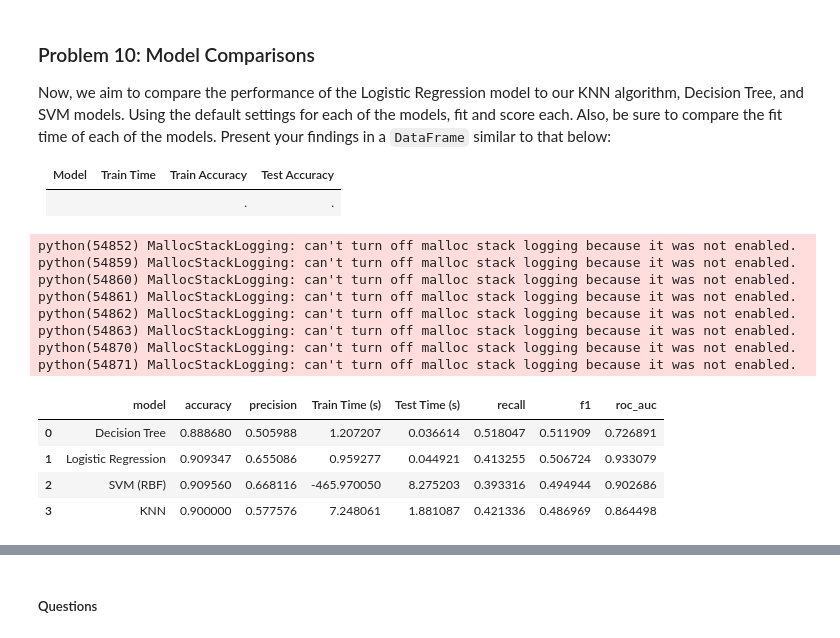
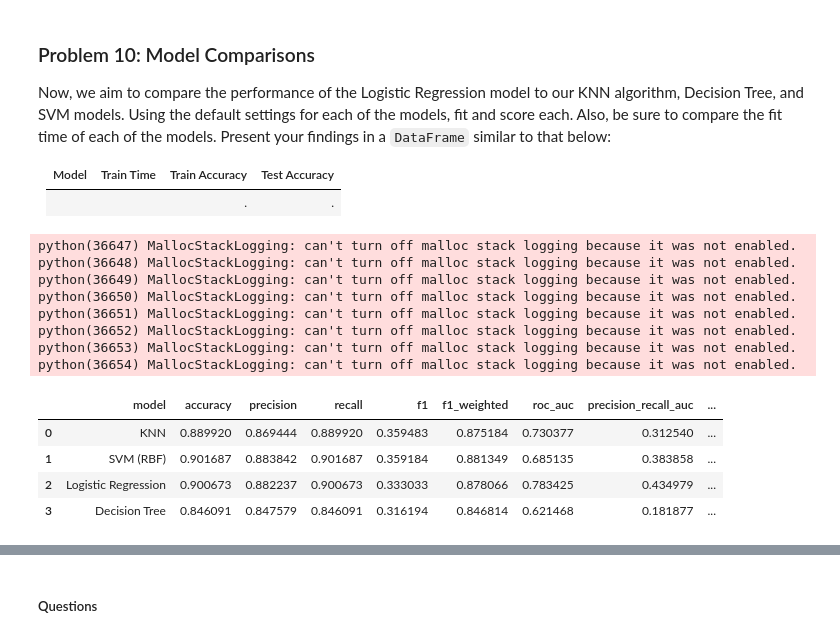
Before and after one commit to peanutenthusiast/symmetrical-fortnight, a Jupyter notebook: prompt_III.ipynb, the cells around one changed output, grey strips where cells are left out. Saved outputs shown, nothing was run; the diff lists cells and outputs as text; code cells hidden in the pictures.

```diff
--- a/prompt_III.ipynb
+++ b/prompt_III.ipynb
@@ -360,0 +339,3 @@ preprocessor = ColumnTransformer(
+# %%
+X = bank_data_clean.drop(columns=['y']).copy()
+y = (bank_data_clean['y'] == 'yes').astype(int)
@@ -433,9 +540,20 @@ for idx, col in enumerate(cat_to_plot):
 ### Problem 6: Train/Test Split
 
 With your data prepared, split it into a train and test set.
+# %%
+X_features = X.drop(columns=features_to_drop)
+# %%
+
+preprocessor = ColumnTransformer(
+  transformers=[
+    ('num', numeric_transformer, num_features),
+    ('cat', categorical_transformer, cat_features)
+  ],
+  remainder='drop'
+)
 # %%
 X_train, X_test, y_train, y_test = train_test_split(
-    X, y,
+    X_features, y,
     test_size=0.2,
     random_state=42,
     stratify=y if pd.Series(y).nunique() > 1 else None
@@ -512,50 +632,54 @@ Now, we aim to compare the performance of the Logistic Regression model to our K
 # %%
 cv = StratifiedKFold(n_splits=5, shuffle=True, random_state=RANDOM_STATE)
 scoring = {
-    "accuracy": "accuracy",
-    "precision": "precision",
-    "recall": "recall",
-    "f1": "f1",
-    "roc_auc": "roc_auc"
+    'f1_weighted': 'f1_weighted',
+    'f1': 'f1',
+    'recall_weighted': 'recall_weighted',
+    'roc_auc': 'roc_auc_ovr',
+    'precision_weighted': 'precision_weighted',
+    'accuracy': 'accuracy',
+    'precision_recall_auc': 'average_precision'
 }
 
 models = {
     "KNN": KNeighborsClassifier(),
     "Logistic Regression": LogisticRegression(max_iter=2000, random_state=RANDOM_STATE),
     "Decision Tree": DecisionTreeClassifier(random_state=RANDOM_STATE),
     "SVM (RBF)": SVC(kernel="rbf", probability=True, random_state=RANDOM_STATE)
 }
 
 cv_rows = []
 for name, model in models.items():
     pipe = Pipeline(steps=[("preprocess", preprocessor), ("model", model)])
     start_train_time = time.time()
     out = cross_validate(pipe, X_train, y_train, cv=cv, scoring=scoring, n_jobs=-1)
     end_train_time = time.time()
     cv_rows.append({
         "model": name,
         "accuracy": out["test_accuracy"].mean(),
-        "precision": out["test_precision"].mean(),
-        "Train Time (s)": (end_train_time - start_train_time) - sum(out["fit_time"]),   # avg fit time across folds
-        "Test Time (s)":  out["score_time"].mean(),
-        "recall": out["test_recall"].mean(),
+        "precision": out["test_precision_weighted"].mean(),
+        "recall": out["test_recall_weighted"].mean(),
         "f1": out["test_f1"].mean(),
+        "f1_weighted": out["test_f1_weighted"].mean(),
         "roc_auc": out["test_roc_auc"].mean(),
+        "precision_recall_auc": out["test_precision_recall_auc"].mean(),
+        "Train Time (s)": out['fit_time'].mean(),
+        "Test Time (s)": out["score_time"].mean()
     })
 
 holdout_df = pd.DataFrame(cv_rows).sort_values("f1", ascending=False).reset_index(drop=True)
 holdout_df
 # %% [output]
-python(54852) MallocStackLogging: can't turn off malloc stack logging because it was not enabled.
-python(54859) MallocStackLogging: can't turn off malloc stack logging because it was not enabled.
-python(54860) MallocStackLogging: can't turn off malloc stack logging because it was not enabled.
-python(54861) MallocStackLogging: can't turn off malloc stack logging because it was not enabled.
-python(54862) MallocStackLogging: can't turn off malloc stack logging because it was not enabled.
-python(54863) MallocStackLogging: can't turn off malloc stack logging because it was not enabled.
-python(54870) MallocStackLogging: can't turn off malloc stack logging because it was not enabled.
-python(54871) MallocStackLogging: can't turn off malloc stack logging because it was not enabled.
+python(36647) MallocStackLogging: can't turn off malloc stack logging because it was not enabled.
+python(36648) MallocStackLogging: can't turn off malloc stack logging because it was not enabled.
+python(36649) MallocStackLogging: can't turn off malloc stack logging because it was not enabled.
+python(36650) MallocStackLogging: can't turn off malloc stack logging because it was not enabled.
+python(36651) MallocStackLogging: can't turn off malloc stack logging because it was not enabled.
+python(36652) MallocStackLogging: can't turn off malloc stack logging because it was not enabled.
+python(36653) MallocStackLogging: can't turn off malloc stack logging because it was not enabled.
+python(36654) MallocStackLogging: can't turn off malloc stack logging because it was not enabled.
-|  | model | accuracy | precision | Train Time (s) | Test Time (s) | recall | f1 | roc_auc |
-| 0 | Decision Tree | 0.888680 | 0.505988 | 1.207207 | 0.036614 | 0.518047 | 0.511909 | 0.726891 |
-| 1 | Logistic Regression | 0.909347 | 0.655086 | 0.959277 | 0.044921 | 0.413255 | 0.506724 | 0.933079 |
-| 2 | SVM (RBF) | 0.909560 | 0.668116 | -465.970050 | 8.275203 | 0.393316 | 0.494944 | 0.902686 |
-| 3 | KNN | 0.900000 | 0.577576 | 7.248061 | 1.881087 | 0.421336 | 0.486969 | 0.864498 |
+|  | model | accuracy | precision | recall | f1 | f1_weighted | roc_auc | precision_recall_auc | ... |
+| 0 | KNN | 0.889920 | 0.869444 | 0.889920 | 0.359483 | 0.875184 | 0.730377 | 0.312540 | ... |
+| 1 | SVM (RBF) | 0.901687 | 0.883842 | 0.901687 | 0.359184 | 0.881349 | 0.685135 | 0.383858 | ... |
+| 2 | Logistic Regression | 0.900673 | 0.882237 | 0.900673 | 0.333033 | 0.878066 | 0.783425 | 0.434979 | ... |
+| 3 | Decision Tree | 0.846091 | 0.847579 | 0.846091 | 0.316194 | 0.846814 | 0.621468 | 0.181877 | ... |
```
Also changed, not shown: parts of 41 cells of this notebook, 8 other files.
